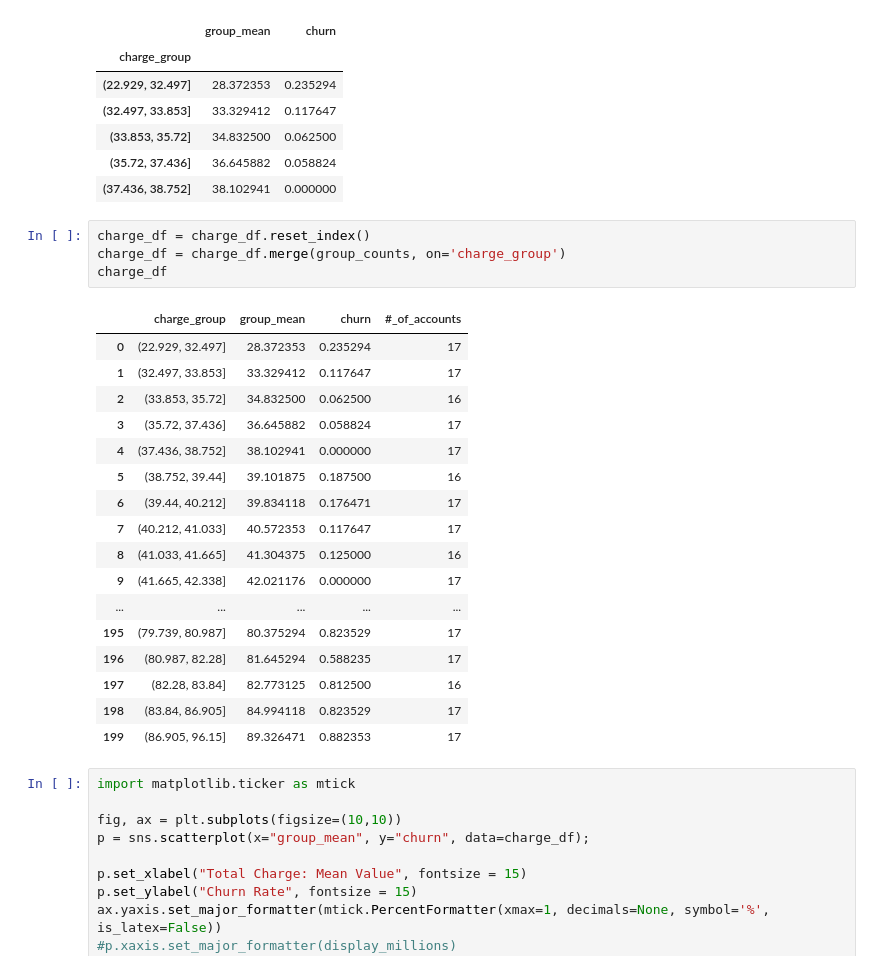
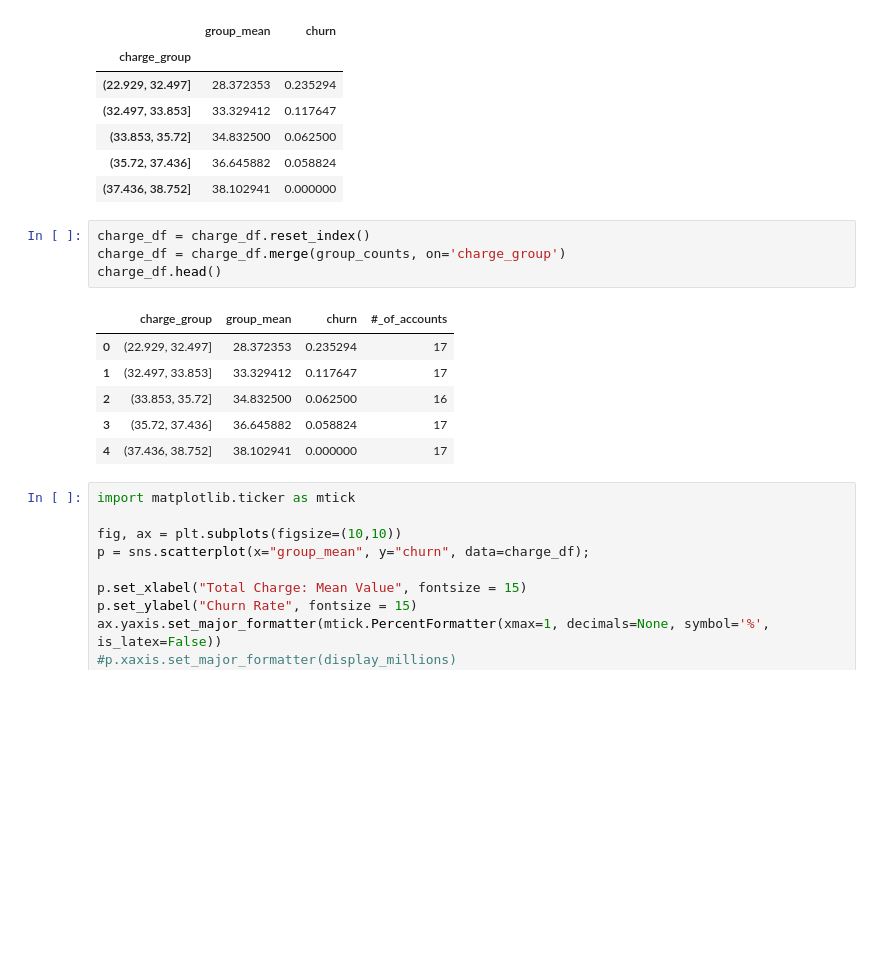
Before and after one commit to jxn628/syriatel-churn-analysis, a Jupyter notebook: student.ipynb, the cells around one changed output. Cells and saved outputs as stored; diff of their text form; blank space fills up the shorter version.

```diff
--- a/student.ipynb
+++ b/student.ipynb
@@ -857,25 +844,14 @@ See the caveats in the documentation: https://pandas.pydata.org/pandas-docs/stab
 # %%
 charge_df = charge_df.reset_index()
 charge_df = charge_df.merge(group_counts, on='charge_group')
-charge_df
+charge_df.head()
 # %% [output]
 |  | charge_group | group_mean | churn | #_of_accounts |
 | 0 | (22.929, 32.497] | 28.372353 | 0.235294 | 17 |
 | 1 | (32.497, 33.853] | 33.329412 | 0.117647 | 17 |
 | 2 | (33.853, 35.72] | 34.832500 | 0.062500 | 16 |
 | 3 | (35.72, 37.436] | 36.645882 | 0.058824 | 17 |
 | 4 | (37.436, 38.752] | 38.102941 | 0.000000 | 17 |
-| 5 | (38.752, 39.44] | 39.101875 | 0.187500 | 16 |
-| 6 | (39.44, 40.212] | 39.834118 | 0.176471 | 17 |
-| 7 | (40.212, 41.033] | 40.572353 | 0.117647 | 17 |
-| 8 | (41.033, 41.665] | 41.304375 | 0.125000 | 16 |
-| 9 | (41.665, 42.338] | 42.021176 | 0.000000 | 17 |
-| ... | ... | ... | ... | ... |
-| 195 | (79.739, 80.987] | 80.375294 | 0.823529 | 17 |
-| 196 | (80.987, 82.28] | 81.645294 | 0.588235 | 17 |
-| 197 | (82.28, 83.84] | 82.773125 | 0.812500 | 16 |
-| 198 | (83.84, 86.905] | 84.994118 | 0.823529 | 17 |
-| 199 | (86.905, 96.15] | 89.326471 | 0.882353 | 17 |
 # %%
 import matplotlib.ticker as mtick
 
```
Also changed, not shown: parts of 13 cells of this notebook.
